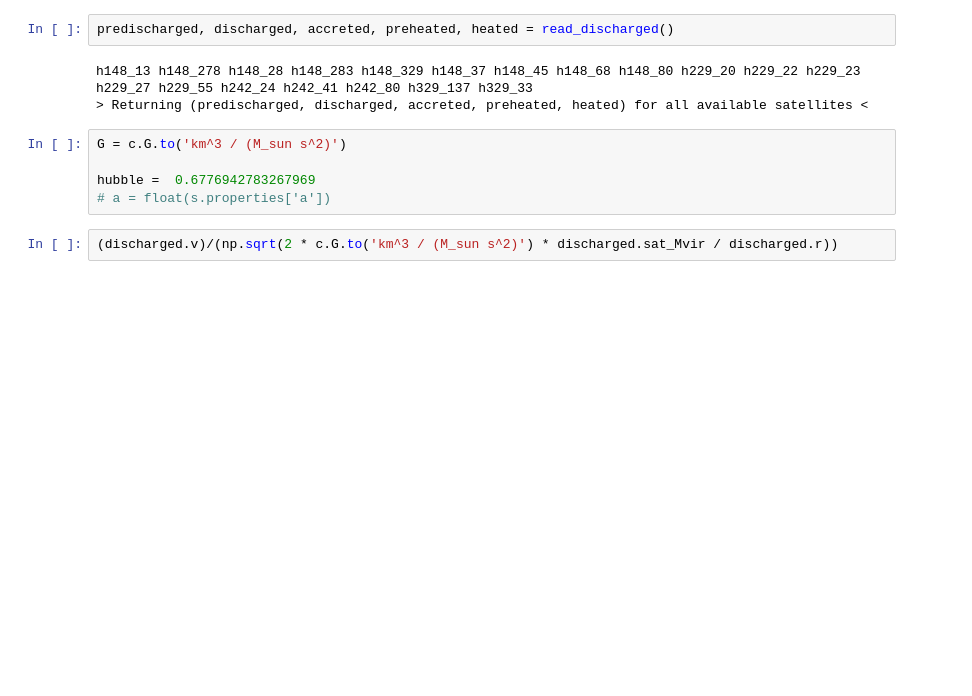
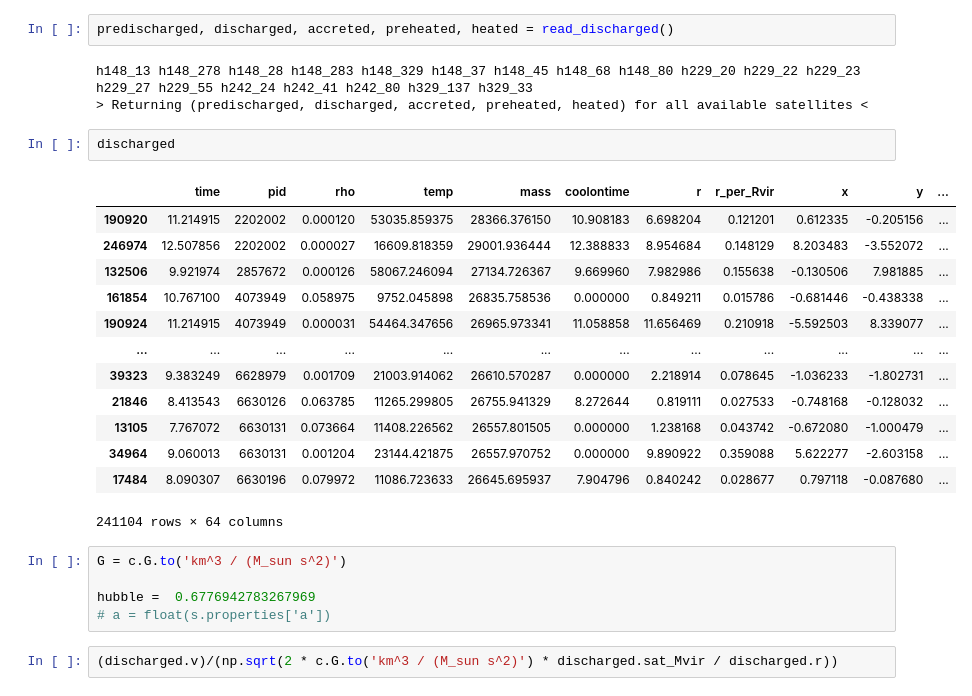
Before and after one commit to leoglonz/Astro_map, a Jupyter notebook: GFixing.ipynb, the cells around one changed output. Cells and saved outputs as stored; diff of their text form; blank space fills up the shorter version.

```diff
--- a/GFixing.ipynb
+++ b/GFixing.ipynb
@@ -25,6 +25,22 @@ predischarged, discharged, accreted, preheated, heated = read_discharged()
 # %% [output]
 h148_13 h148_278 h148_28 h148_283 h148_329 h148_37 h148_45 h148_68 h148_80 h229_20 h229_22 h229_23 h229_27 h229_55 h242_24 h242_41 h242_80 h329_137 h329_33
 > Returning (predischarged, discharged, accreted, preheated, heated) for all available satellites <
+# %%
+discharged
+# %% [output]
+|  | time | pid | rho | temp | mass | coolontime | r | r_per_Rvir | x | y | ... |
+| 190920 | 11.214915 | 2202002 | 0.000120 | 53035.859375 | 28366.376150 | 10.908183 | 6.698204 | 0.121201 | 0.612335 | -0.205156 | ... |
+| 246974 | 12.507856 | 2202002 | 0.000027 | 16609.818359 | 29001.936444 | 12.388833 | 8.954684 | 0.148129 | 8.203483 | -3.552072 | ... |
+| 132506 | 9.921974 | 2857672 | 0.000126 | 58067.246094 | 27134.726367 | 9.669960 | 7.982986 | 0.155638 | -0.130506 | 7.981885 | ... |
+| 161854 | 10.767100 | 4073949 | 0.058975 | 9752.045898 | 26835.758536 | 0.000000 | 0.849211 | 0.015786 | -0.681446 | -0.438338 | ... |
+| 190924 | 11.214915 | 4073949 | 0.000031 | 54464.347656 | 26965.973341 | 11.058858 | 11.656469 | 0.210918 | -5.592503 | 8.339077 | ... |
+| ... | ... | ... | ... | ... | ... | ... | ... | ... | ... | ... | ... |
+| 39323 | 9.383249 | 6628979 | 0.001709 | 21003.914062 | 26610.570287 | 0.000000 | 2.218914 | 0.078645 | -1.036233 | -1.802731 | ... |
+| 21846 | 8.413543 | 6630126 | 0.063785 | 11265.299805 | 26755.941329 | 8.272644 | 0.819111 | 0.027533 | -0.748168 | -0.128032 | ... |
+| 13105 | 7.767072 | 6630131 | 0.073664 | 11408.226562 | 26557.801505 | 0.000000 | 1.238168 | 0.043742 | -0.672080 | -1.000479 | ... |
+| 34964 | 9.060013 | 6630131 | 0.001204 | 23144.421875 | 26557.970752 | 0.000000 | 9.890922 | 0.359088 | 5.622277 | -2.603158 | ... |
+| 17484 | 8.090307 | 6630196 | 0.079972 | 11086.723633 | 26645.695937 | 7.904796 | 0.840242 | 0.028677 | 0.797118 | -0.087680 | ... |
+241104 rows × 64 columns
 # %%
 G = c.G.to('km^3 / (M_sun s^2)')
 
```
Also changed, not shown: parts of 7 cells of this notebook, 1 other file.
